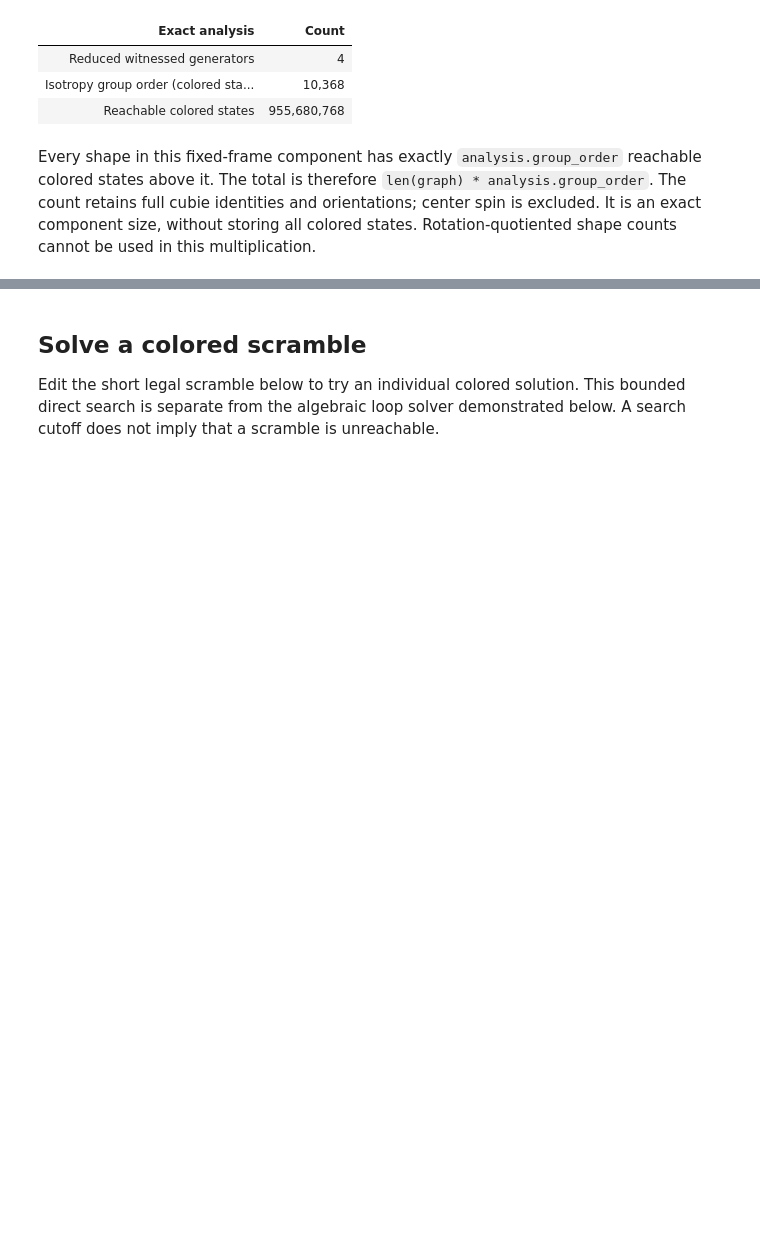
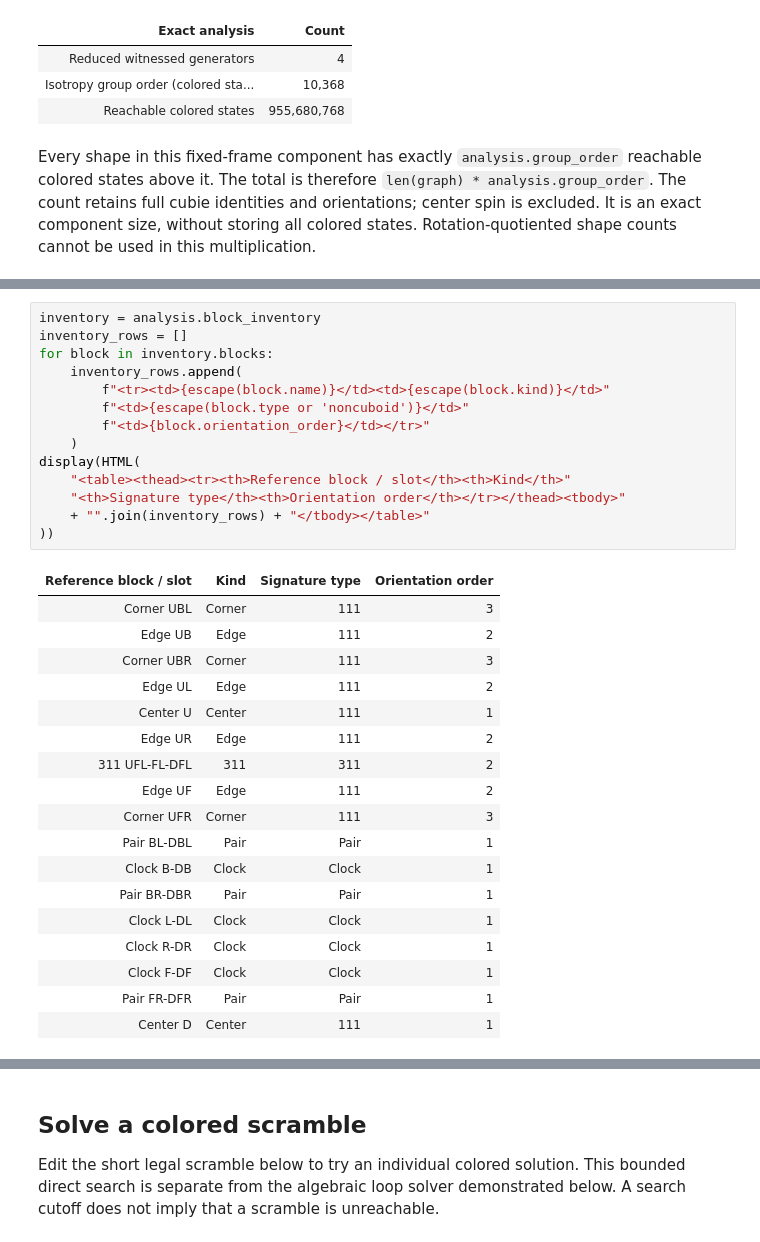
Before and after one commit to ladislavdubravsky/bandaged-cube-explorer, a Jupyter notebook: v2/examples/MostSignaturesCube.ipynb, the cells around one changed output, grey strips where cells are left out. Drawn from its saved outputs; the diff is of its cells as text; blank space fills up the shorter version.

```diff
--- a/v2/examples/MostSignaturesCube.ipynb
+++ b/v2/examples/MostSignaturesCube.ipynb
@@ -129,3 +160,36 @@ this multiplication.
+# %%
+inventory = analysis.block_inventory
+inventory_rows = []
+for block in inventory.blocks:
+    inventory_rows.append(
+        f"<tr><td>{escape(block.name)}</td><td>{escape(block.kind)}</td>"
+        f"<td>{escape(block.type or 'noncuboid')}</td>"
+        f"<td>{block.orientation_order}</td></tr>"
+    )
+display(HTML(
+    "<table><thead><tr><th>Reference block / slot</th><th>Kind</th>"
+    "<th>Signature type</th><th>Orientation order</th></tr></thead><tbody>"
+    + "".join(inventory_rows) + "</tbody></table>"
+))
+# %% [output]
+| Reference block / slot | Kind | Signature type | Orientation order |
+| Corner UBL | Corner | 111 | 3 |
+| Edge UB | Edge | 111 | 2 |
+| Corner UBR | Corner | 111 | 3 |
+| Edge UL | Edge | 111 | 2 |
+| Center U | Center | 111 | 1 |
+| Edge UR | Edge | 111 | 2 |
+| 311 UFL-FL-DFL | 311 | 311 | 2 |
+| Edge UF | Edge | 111 | 2 |
+| Corner UFR | Corner | 111 | 3 |
+| Pair BL-DBL | Pair | Pair | 1 |
+| Clock B-DB | Clock | Clock | 1 |
+| Pair BR-DBR | Pair | Pair | 1 |
+| Clock L-DL | Clock | Clock | 1 |
+| Clock R-DR | Clock | Clock | 1 |
+| Clock F-DF | Clock | Clock | 1 |
+| Pair FR-DFR | Pair | Pair | 1 |
+| Center D | Center | 111 | 1 |
 # %% [markdown]
 ## Reduced generators and their legal loops
 
```
Also changed, not shown: parts of 3 cells of this notebook, 12 other files.
